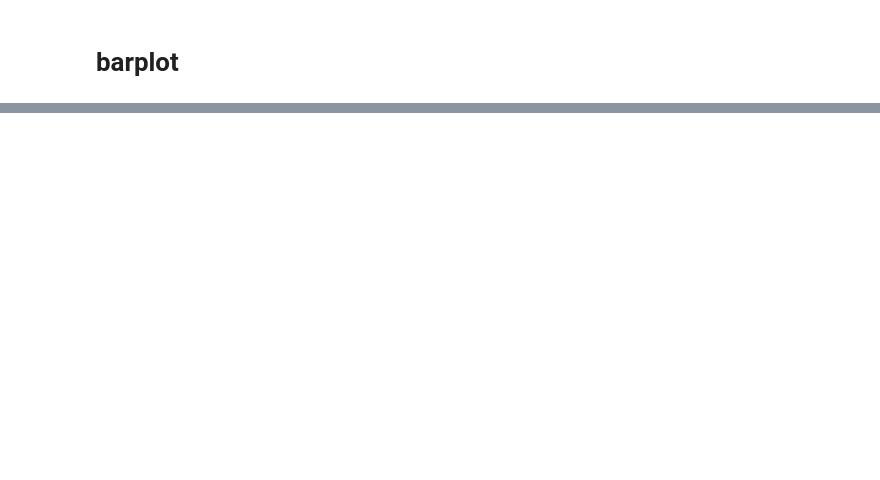
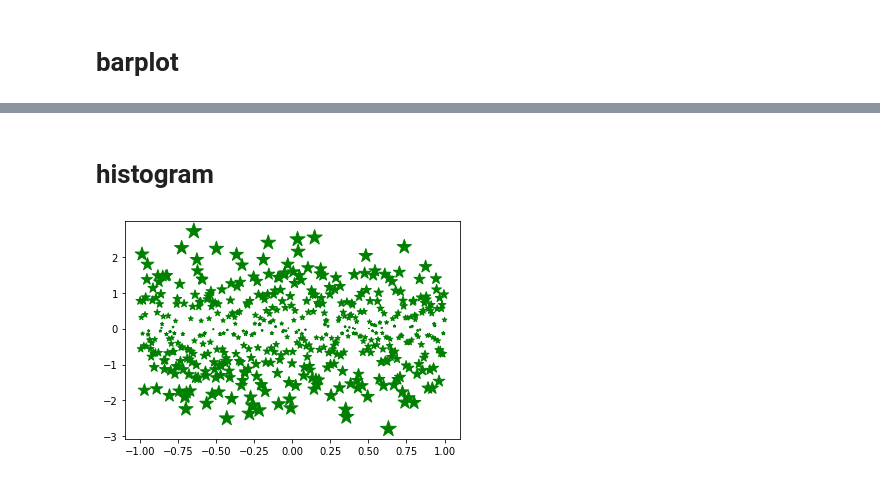
Before and after one commit to zaid-kamil/DPPYDS63021AUG, a Jupyter notebook: data analysis/visualization_2.ipynb, the cells around one changed output, grey strips where cells are left out. Saved outputs shown, nothing was run; the diff lists cells and outputs as text; code cells hidden in the pictures; blank space fills up the shorter version.

```diff
--- a/data analysis/visualization_2.ipynb
+++ b/data analysis/visualization_2.ipynb
@@ -92,0 +125,2 @@ plt.show()
+# %% [markdown]
+# histogram
@@ -92,0 +143,8 @@ plt.show()
+# %%
+x = np.linspace(-1,1,500)
+y = np.random.randn(500)
+
+plt.scatter(x, y,c='green',s=abs(y)*100, marker='*')
+plt.show()
+# %% [output]
+[figure, added]
```
Also changed, not shown: parts of 21 cells of this notebook.
